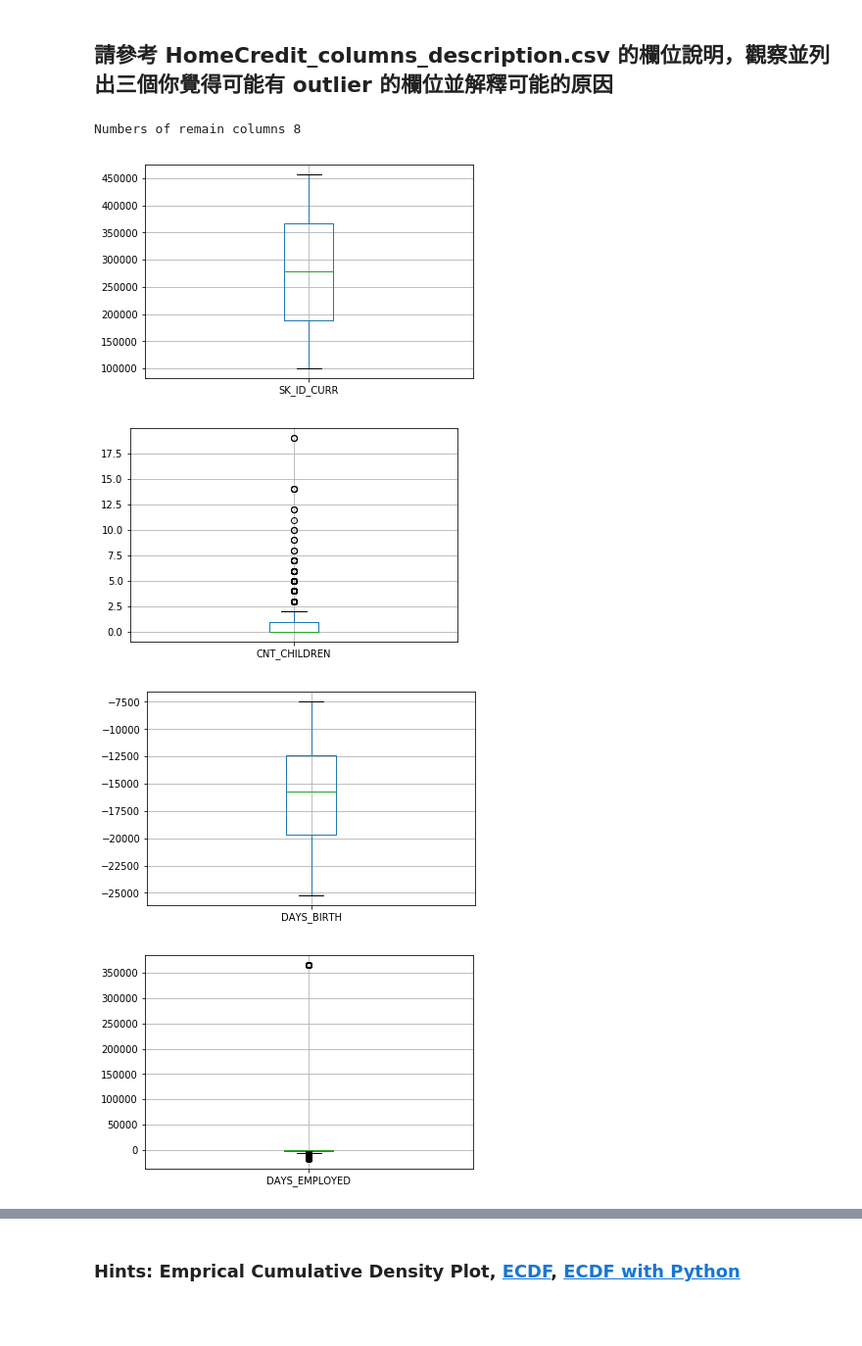
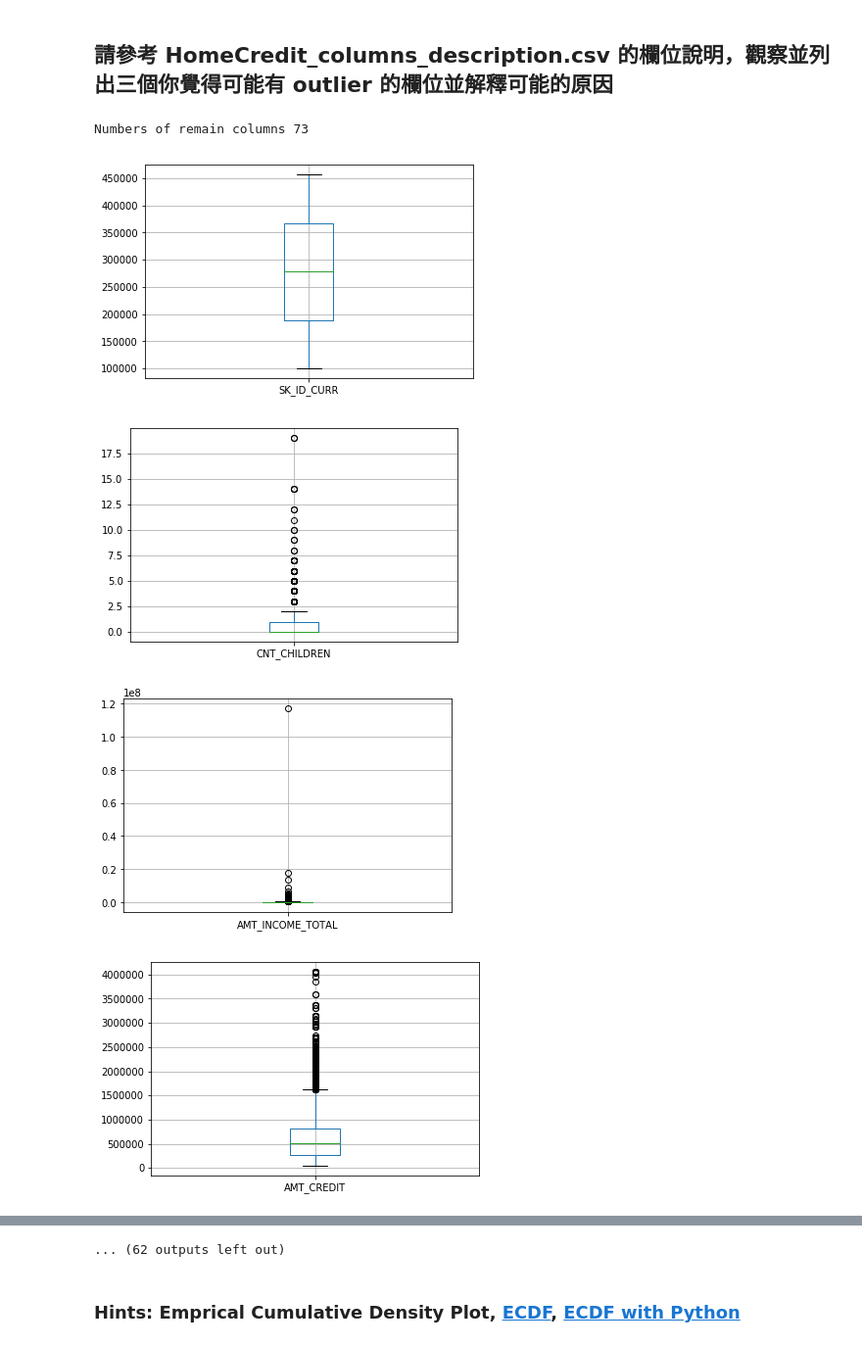
Before and after one commit to JurryJMChen/2nd-ML100Days, a Jupyter notebook: Homework/Day_006_HW.ipynb, the cells around one changed output, grey strips where cells are left out. Shown at 98% size. Drawn from its saved outputs; the diff is of its cells as text; code cells hidden in the pictures; blank space fills up the shorter version.

```diff
--- a/Homework/Day_006_HW.ipynb
+++ b/Homework/Day_006_HW.ipynb
@@ -32,20 +32,20 @@ Path of read in data: ./data/application_train.csv
 ## 請參考 HomeCredit_columns_description.csv 的欄位說明，觀察並列出三個你覺得可能有 outlier 的欄位並解釋可能的原因
 # %%
 # 先篩選數值型的欄位
-dtype_select = ['int64', 'float64']
+dtype_select = [int, float]
 numeric_columns = list(app_train.columns[list(app_train.dtypes.isin(dtype_select))])
 
 # 再把只有 2 值 (通常是 0,1) 的欄位去掉
 numeric_columns = list(app_train[numeric_columns].columns[list(app_train[numeric_columns].apply(lambda x:len(x.unique())!=2 ))])
 print("Numbers of remain columns", len(numeric_columns))
 
 # 檢視這些欄位的數值範圍
 for col in numeric_columns:
     app_train.boxplot(column=col)
     plt.show()
 # %% [output]
-Numbers of remain columns 8
+Numbers of remain columns 73
 [figure]
 [figure]
-[figure, old version]
+[figure, new version]
-[figure, old version]
+[figure, new version]
@@ -56,3 +59,4 @@ Numbers of remain columns 8
+... (62 outputs left out)
 # %%
 # 從上面的圖檢查的結果，至少這三個欄位好像有點可疑
 
```
Also changed, not shown: parts of 1 cell of this notebook.
